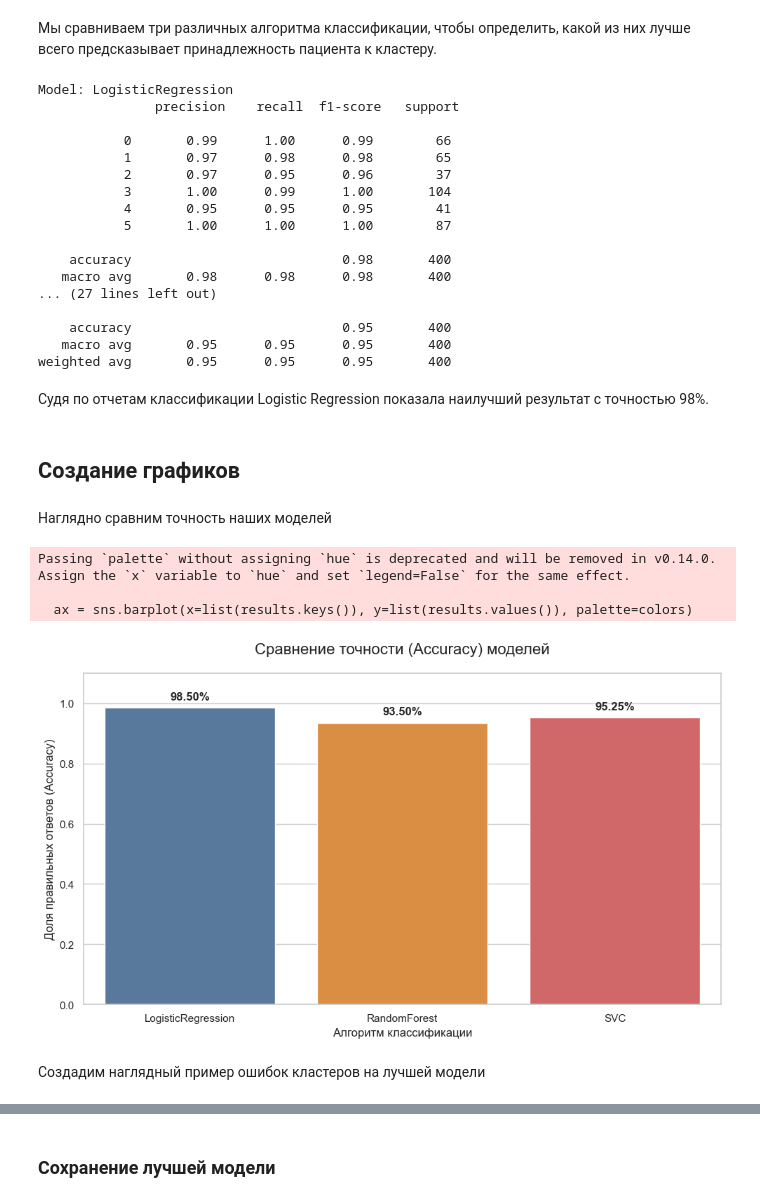
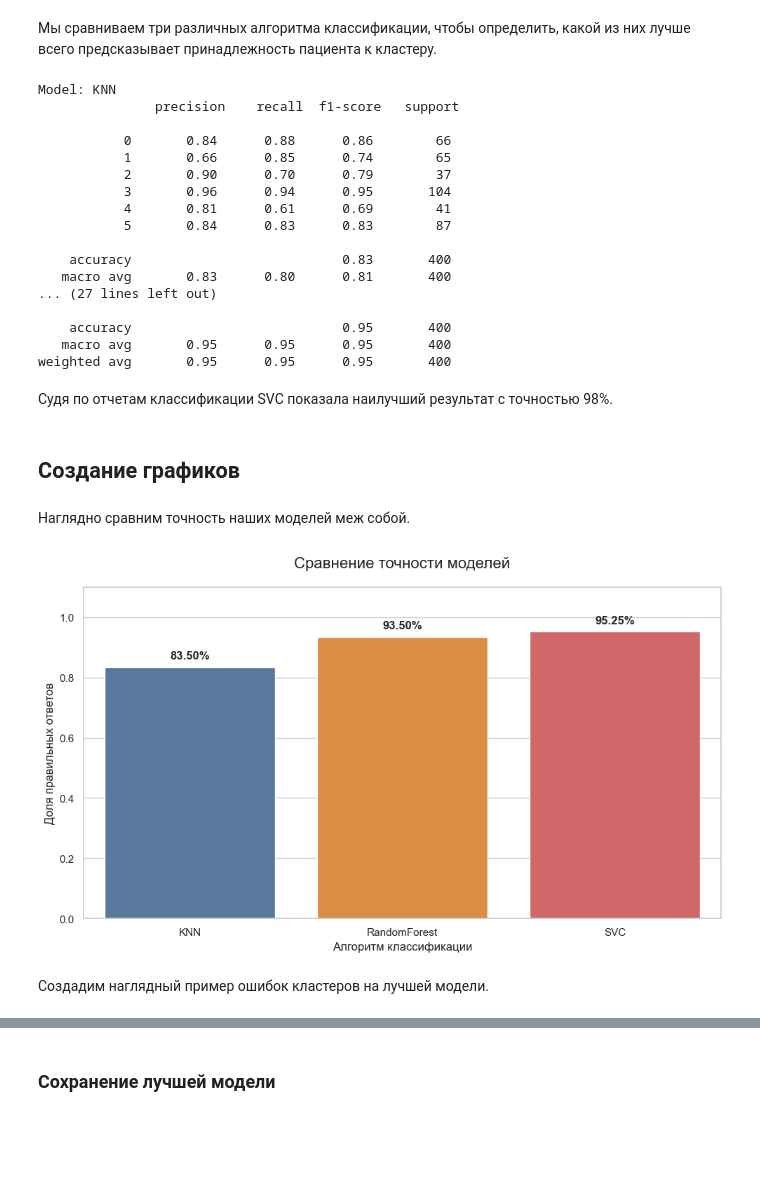
Before and after one commit to Burnt-Strudel/ComandWork1, a Jupyter notebook: command_work_class.ipynb, the cells around one changed output, grey strips where cells are left out. Drawn from its saved outputs; the diff is of its cells as text; code cells hidden in the pictures; blank space fills up the shorter version.

```diff
--- a/command_work_class.ipynb
+++ b/command_work_class.ipynb
@@ -35,7 +35,7 @@ X_test_scaled = scaler.transform(X_test)
 Мы сравниваем три различных алгоритма классификации, чтобы определить, какой из них лучше всего предсказывает принадлежность пациента к кластеру.
 # %%
 models = {
-    "LogisticRegression": LogisticRegression(max_iter=1000),
+    "KNN": KNeighborsClassifier(5),
     "RandomForest": RandomForestClassifier(random_state=42),
     "SVC": SVC()
 }
@@ -47,62 +47,59 @@ for name, model in models.items():
     results[name] = accuracy_score(y_test, y_pred)
     print(f"\nModel: {name}\n", classification_report(y_test, y_pred))
 # %% [output]
-Model: LogisticRegression
+Model: KNN
                precision    recall  f1-score   support
 
-           0       0.99      1.00      0.99        66
-           1       0.97      0.98      0.98        65
-           2       0.97      0.95      0.96        37
-           3       1.00      0.99      1.00       104
-           4       0.95      0.95      0.95        41
-           5       1.00      1.00      1.00        87
+           0       0.84      0.88      0.86        66
+           1       0.66      0.85      0.74        65
+           2       0.90      0.70      0.79        37
+           3       0.96      0.94      0.95       104
+           4       0.81      0.61      0.69        41
+           5       0.84      0.83      0.83        87
 
-    accuracy                           0.98       400
-   macro avg       0.98      0.98      0.98       400
+    accuracy                           0.83       400
+   macro avg       0.83      0.80      0.81       400
 ... (27 lines left out)
 
     accuracy                           0.95       400
    macro avg       0.95      0.95      0.95       400
 weighted avg       0.95      0.95      0.95       400
 # %% [markdown]
-Судя по отчетам классификации Logistic Regression показала наилучший результат с точностью 98%.
+Судя по отчетам классификации SVC показала наилучший результат с точностью 98%.
 # %% [markdown]
 ## Создание графиков
 # %% [markdown]
-Наглядно сравним точность наших моделей
+Наглядно сравним точность наших моделей меж собой.
 # %%
 sns.set_theme(style="whitegrid")
 
 plt.figure(figsize=(10, 6))
 model_names = list(results.keys())
 model_acc = list(results.values())
 colors = ['#4e79a7', '#f28e2b', '#e15759']
 
 ax = sns.barplot(
     x=model_names,
     y=model_acc,
     palette=colors,
     hue=model_names,
     legend=False
 )
 
-plt.title('Сравнение точности (Accuracy) моделей', fontsize=16, pad=20)
-plt.ylabel('Доля правильных ответов (Accuracy)', fontsize=12)
+plt.title('Сравнение точности моделей', fontsize=16, pad=20)
+plt.ylabel('Доля правильных ответов', fontsize=12)
 plt.xlabel('Алгоритм классификации', fontsize=12)
 plt.ylim(0, 1.1)
 
 for i, v in enumerate(model_acc):
     ax.text(i, v + 0.02, f"{v:.2%}", ha='center', va='bottom', fontsize=12, fontweight='bold')
 
 plt.tight_layout()
 plt.show()
 # %% [output]
-Passing `palette` without assigning `hue` is deprecated and will be removed in v0.14.0. Assign the `x` variable to `hue` and set `legend=False` for the same effect.
-
-  ax = sns.barplot(x=list(results.keys()), y=list(results.values()), palette=colors)
-[figure, old version]
+[figure, new version]
 # %% [markdown]
-Создадим наглядный пример ошибок кластеров на лучшей модели
+Создадим наглядный пример ошибок кластеров на лучшей модели.
 # %%
 best_model_name = max(results, key=results.get)
 best_model = models[best_model_name]
```
Also changed, not shown: parts of 4 cells of this notebook.
